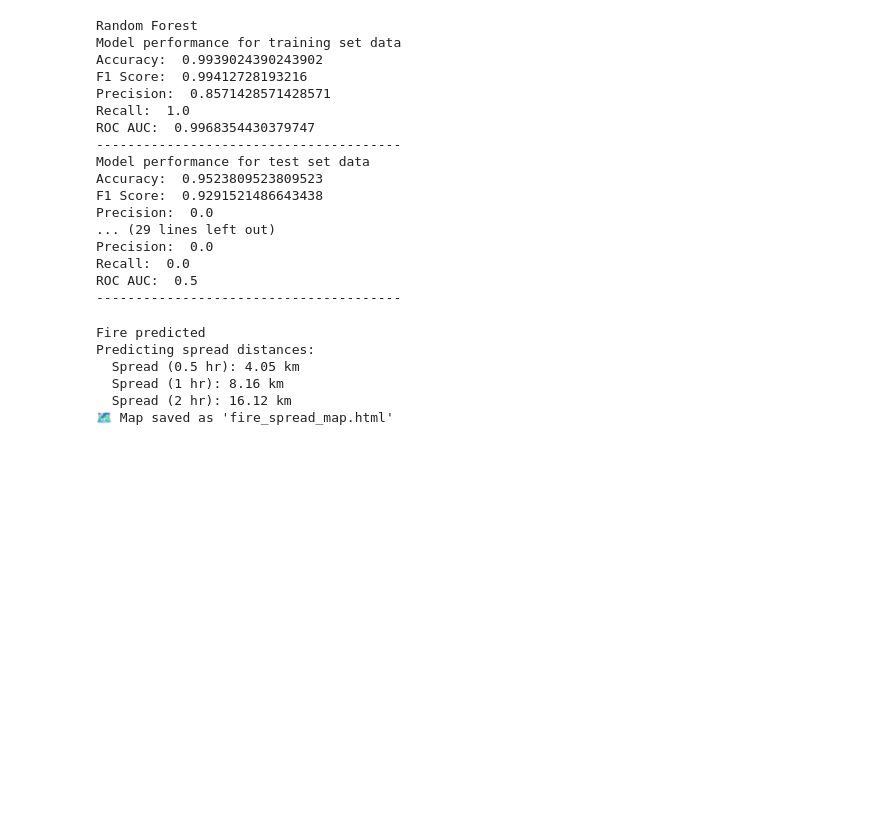
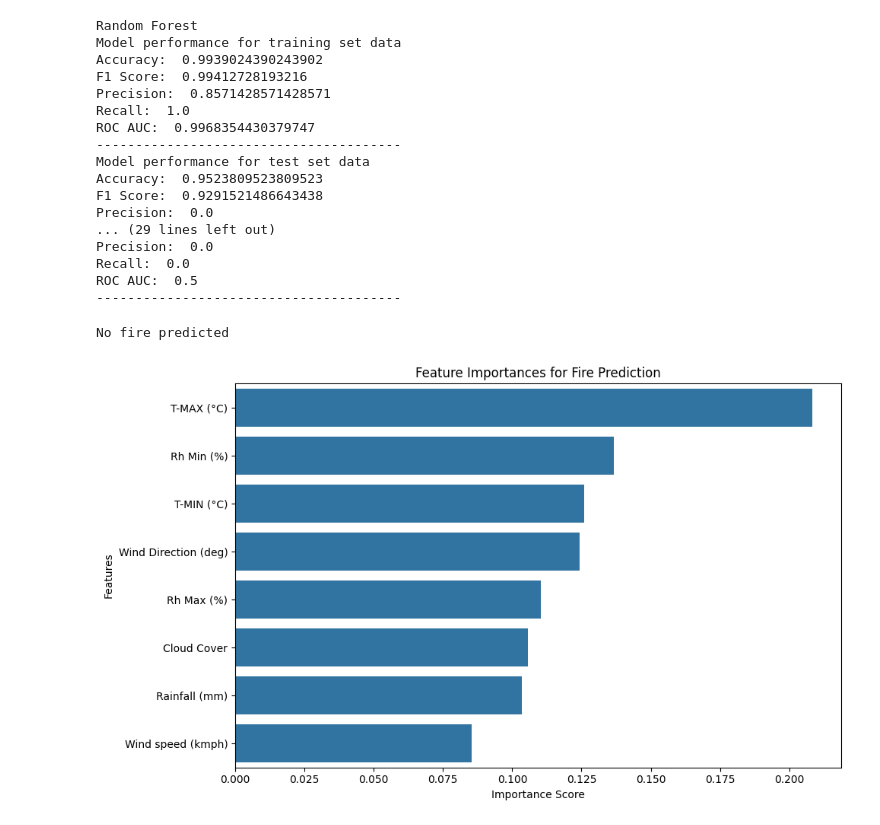
Before and after one commit to Ashu09032005/fire, a Jupyter notebook: exptfinal.ipynb, the cells around one changed output. Drawn from its saved outputs; the diff is of its cells as text; code cells hidden in the pictures; blank space fills up the shorter version.

```diff
--- a/exptfinal.ipynb
+++ b/exptfinal.ipynb
@@ -205,17 +205,17 @@ import folium
 from folium.plugins import MeasureControl
 from geopy.distance import distance as geopy_distance
 
-# Add lat/lon to input_data
+
 input_data = pd.DataFrame([{
-    'Rainfall (mm)': 1,
-    'T-MAX (°C)': 42,
-    'T-MIN (°C)': 25,
-    'Cloud Cover': 0,
+    'Rainfall (mm)': 4,
+    'T-MAX (°C)': 20,
+    'T-MIN (°C)': 15,
+    'Cloud Cover': 4,
     'Rh Max (%)': 66,
     'Rh Min (%)': 19,
     'Wind speed (kmph)': 6,
     'Wind Direction (deg)': 191,
-    'Latitude': 19.9137,       # Example: Pune
+    'Latitude': 19.9137,
     'Longitude': 83.1649
 }])
 
@@ -266,9 +266,19 @@ if prediction == 1:
 else:
     print("No fire predicted")
 # %% [output]
-Fire predicted
-Predicting spread distances:
-  Spread (0.5 hr): 4.05 km
-  Spread (1 hr): 8.16 km
-  Spread (2 hr): 16.12 km
-🗺️ Map saved as 'fire_spread_map.html'
+No fire predicted
+# %%
+
+importances = best_model.feature_importances_
+features = X.columns
+indices = np.argsort(importances)[::-1]
+
+plt.figure(figsize=(10, 6))
+sns.barplot(x=importances[indices], y=features[indices])
+plt.title("Feature Importances for Fire Prediction")
+plt.xlabel("Importance Score")
+plt.ylabel("Features")
+plt.tight_layout()
+plt.show()
+# %% [output]
+[figure, added]
```
Also changed, not shown: parts of 2 cells of this notebook, 10 other files.
